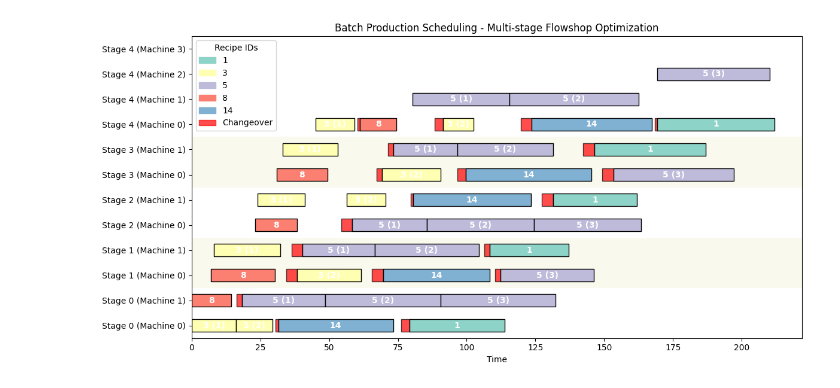
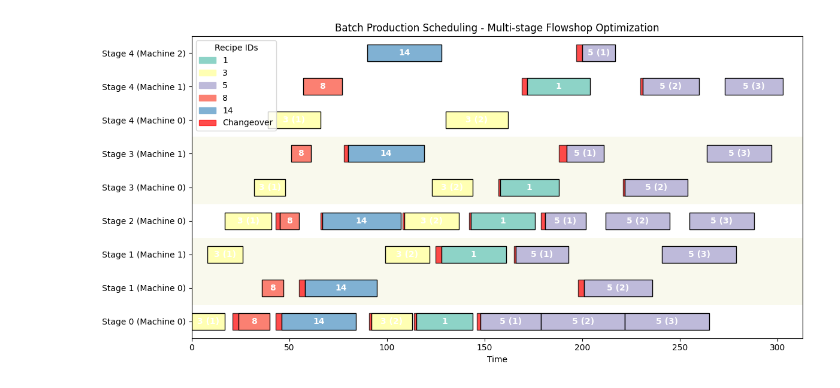
Before and after one commit to nowendwar/schantt-model, a Jupyter notebook: AI_g_generated_hybrid_model.ipynb, the cells around one changed output. Saved outputs shown, nothing was run; the diff lists cells and outputs as text; code cells hidden in the pictures.

```diff
--- a/AI_g_generated_hybrid_model.ipynb
+++ b/AI_g_generated_hybrid_model.ipynb
@@ -305,6 +327,3 @@ class BakeryHybridSchedulingProblem(Problem):
         ax.legend(handles=handles, loc='best', title="Recipe IDs")
         plt.tight_layout()
         plt.show()
-# %%
-for i in range(5 - 1, -1, -1):
-    print(i)
@@ -326,12 +339,16 @@ user_sequence_idx = [recipe_id_to_index[rid] for rid in user_sequence_ids]
 # Problem parameters
 n_stages = 5
 n_recipes = len(recipe_ids)
-machines_per_stage = [2, 2, 2, 2, 4]
+machines_per_stage = [1, 2, 1, 2, 3]
 max_machines = max(machines_per_stage)
 
 # Sample data
 np.random.seed(42)
-processing_times = np.random.randint(5, 20, size=(n_stages, max_machines, n_recipes))
+
+# processing_times = np.random.randint(5, 20, size=(n_stages, max_machines, n_recipes))
+base_processing_times = np.random.randint(5, 20, size=(n_stages, n_recipes))
+processing_times = np.repeat(base_processing_times[:, np.newaxis, :], max_machines, axis=1)
+
 changeover_times = np.random.randint(1, 5, size=(n_stages, max_machines, n_recipes, n_recipes))
 for s in range(n_stages):
     for m in range(machines_per_stage[s]):
@@ -340,7 +357,8 @@ for s in range(n_stages):
 
 # Define batch_sizes to match the sequence length
 batch_sizes = [10, 20, 15, 5, 30, 15, 25, 25]  # Example quantities for each position in the user_sequence
-tact_times = np.random.uniform(0.5, 2.0, size=n_recipes)
+# tact_times = np.random.uniform(0.5, 2.0, size=n_recipes)
+tact_times = np.random.randint(1, 2, size=n_recipes)
 
 # Debug print input data
 print("recipe_ids:", recipe_ids)
@@ -351,6 +369,7 @@ print("\n")
 print("Batch sizes:", batch_sizes)
 print("Tact times:", tact_times)
 print("\n")
+print("Base_processing_times:\n", base_processing_times)
 print("Processing times:\n", processing_times)
 print("Changeover times:\n", changeover_times)
 # %% [output]
@@ -441,10 +460,10 @@ problem = BakeryHybridSchedulingProblem(
 
 # Define the genetic algorithm
 algorithm = GA(
-    pop_size=150,
+    pop_size=100,
     sampling=CustomHybridSampling(),
     crossover=CustomHybridCrossover(prob=0.5),
-    mutation=CustomHybridMutation(prob=0.15),
+    mutation=CustomHybridMutation(prob=0.1),
     eliminate_duplicates=True
 )
 
@@ -486,41 +514,34 @@ n_gen  |  n_eval  |     f_avg     |     f_min
 # %%
-# Extract and display results
+# --- Extract and display results ---
+
+# Get the best solution from the optimizer
 best_x = res.X
 best_perm = best_x[:problem.seq_length]
-best_machine_choices = best_x[problem.seq_length:].reshape(problem.seq_length, problem.n_stages)
-best_sequence_idx = [user_sequence_idx[i] for i in best_perm]
-best_sequence_ids = [recipe_ids[idx] for idx in best_sequence_idx]
 
-# Recompute the makespan for the best solution
-makespan = problem.calculate_makespan(best_x, store_best=True)
+# Recompute and store the makespan and all best_* attributes
+makespan = problem.calculate_makespan(np.array([1, 1, 4, 5, 0, 3, 3, 3]), store_best=True)
+problem.best_perm = best_perm  # Store for possible later use
 
-print('makespan:', makespan)
-
-# Set the best solution attributes BEFORE post-processing
-problem.best_perm = best_perm
-problem.best_machine_choices = best_machine_choices
-problem.best_sequence_ids = best_sequence_ids
-
+# Post-process to minimize machine usage (Optional)
 print("Unique machines used per stage BEFORE post-processing:")
 for s in range(problem.n_stages):
     unique_machines = np.unique(problem.best_machine_choices[:, s])
     print(f"Stage {s}: {len(unique_machines)} machines used: {unique_machines}")
 
-minimize_machines_postprocess(problem)
+# minimize_machines_postprocess(problem)
 
 print("Unique machines used per stage AFTER post-processing:")
 for s in range(problem.n_stages):
     unique_machines = np.unique(problem.best_machine_choices[:, s])
     print(f"Stage {s}: {len(unique_machines)} machines used: {unique_machines}")
 
-# Extract the best solution
+# Print summary of the best solution
 print("Original sequence of recipe IDs:", user_sequence_ids)
 print("Best permutation of indices:", best_perm)
-print("Best sequence of recipe IDs:", best_sequence_ids)
-print("Best machine choices per recipe and stage:\n", best_machine_choices)
-print('Best makespan:', problem.max_makespan)
+print("Best sequence of recipe IDs:", problem.best_sequence_ids)
+print("Best machine choices per recipe and stage:\n", problem.best_machine_choices)
+print("Best makespan:", problem.max_makespan)
 
-
-# Generate and display the Gantt chart
+# Visualize the schedule
 problem.plot_gantt_chart()
 # %% [output]
@@ -544 +565 @@ Best makespan: 211.9590500868135
-[figure, old version]
+[figure, new version]
```
Also changed, not shown: parts of 11 cells of this notebook.
